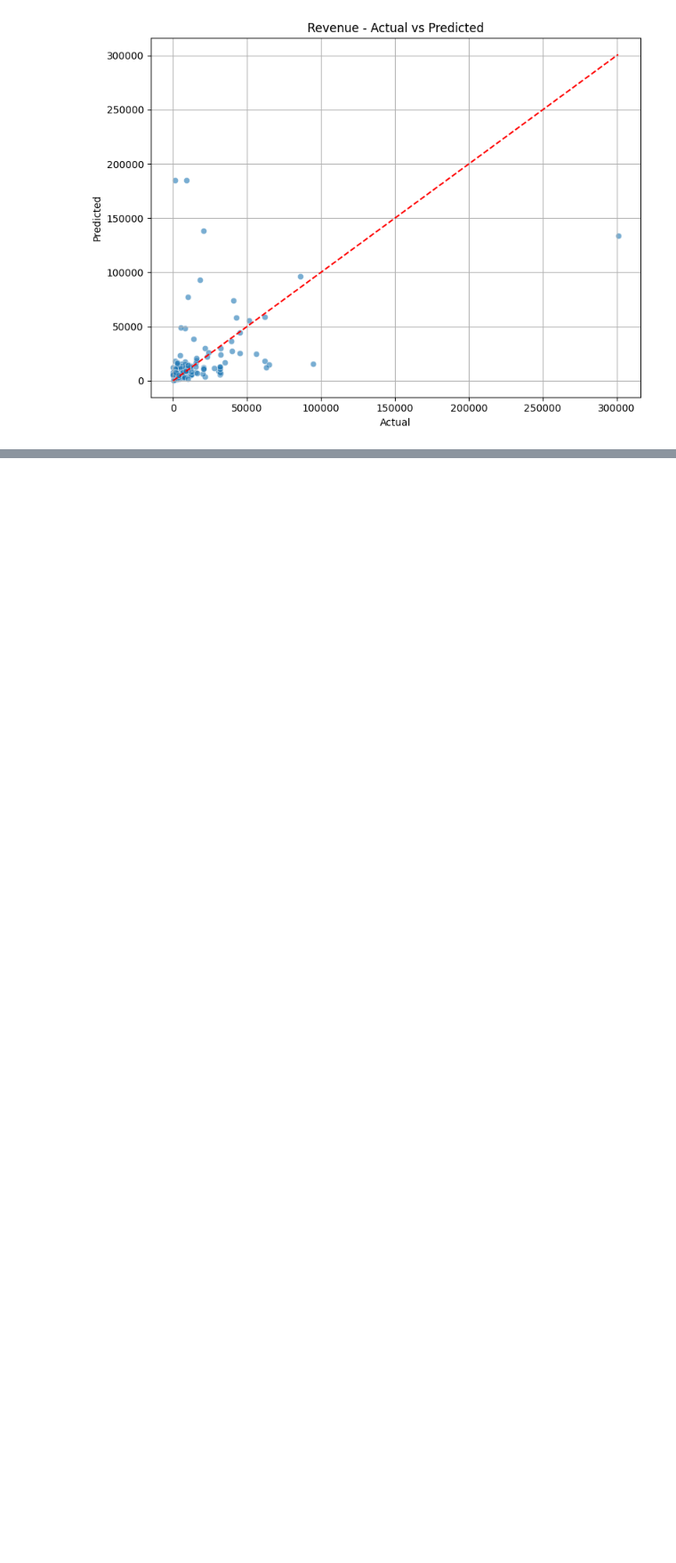
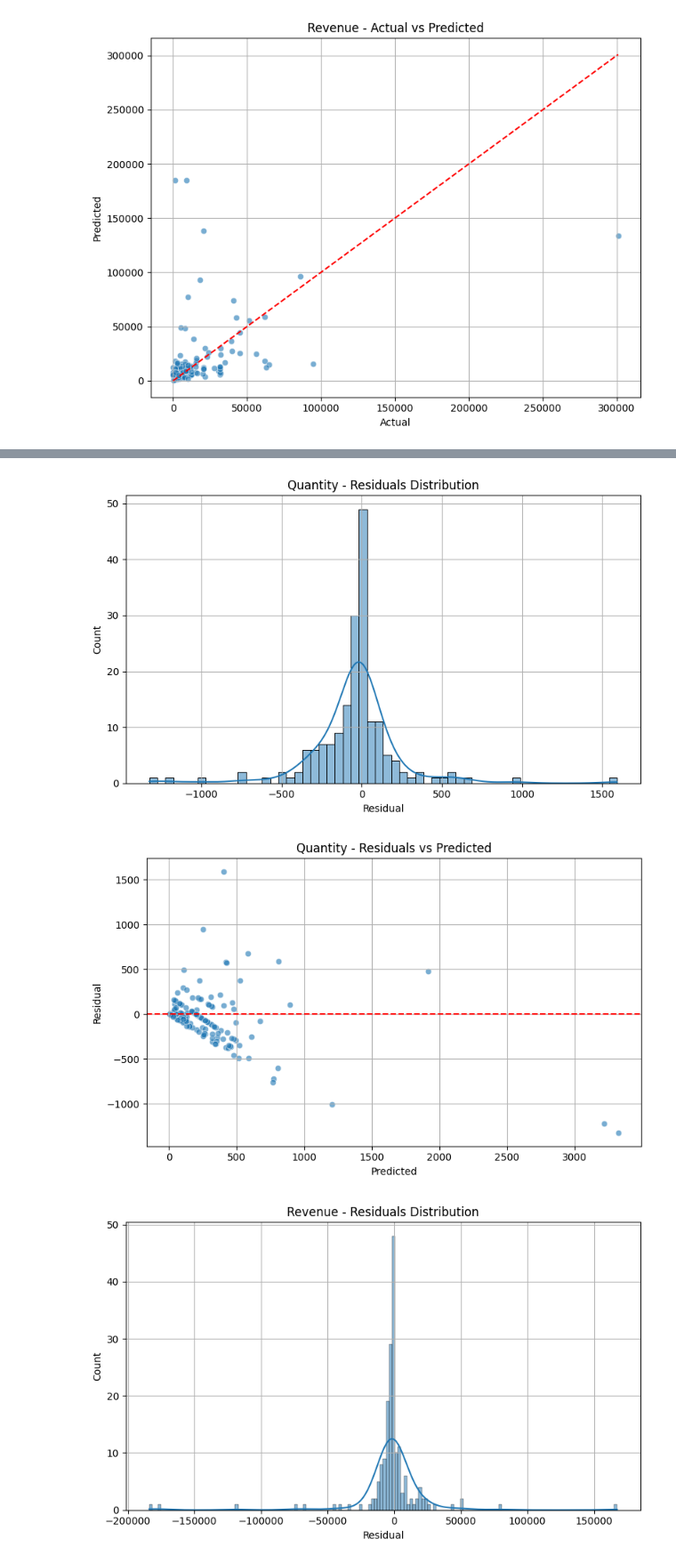
Before and after one commit to vimesh630/Revenue_Forecasting, a Jupyter notebook: Random_Forest_for_Forecasting.ipynb, the cells around one changed output, grey strips where cells are left out. Shown at 89% size. Drawn from its saved outputs; the diff is of its cells as text; code cells hidden in the pictures; blank space fills up the shorter version.

Commit message:
Plot residuals and residuals vs actuals

```diff
--- a/Random_Forest_for_Forecasting.ipynb
+++ b/Random_Forest_for_Forecasting.ipynb
@@ -168,0 +171,28 @@ plot_predictions(y_test_rev, y_pred_rev, "Revenue")
+# %%
+def plot_residuals(y_true, y_pred, title):
+    residuals = y_true - y_pred
+    plt.figure(figsize=(8, 5))
+    sns.histplot(residuals, kde=True)
+    plt.title(f'{title} - Residuals Distribution')
+    plt.xlabel('Residual')
+    plt.grid(True)
+    plt.tight_layout()
+    plt.show()
+
+    # Residuals vs Predicted
+    plt.figure(figsize=(8, 5))
+    sns.scatterplot(x=y_pred, y=residuals, alpha=0.6)
+    plt.axhline(0, color='red', linestyle='--')
+    plt.xlabel('Predicted')
+    plt.ylabel('Residual')
+    plt.title(f'{title} - Residuals vs Predicted')
+    plt.grid(True)
+    plt.tight_layout()
+    plt.show()
+
+plot_residuals(y_test_qty, y_pred_qty, "Quantity")
+plot_residuals(y_test_rev, y_pred_rev, "Revenue")
+# %% [output]
+[figure, added]
+[figure, added]
+[figure, added]
```
Also changed, not shown: parts of 2 cells of this notebook.
